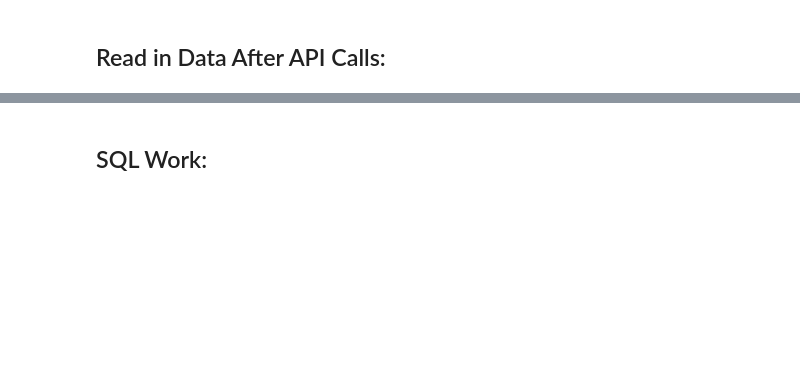
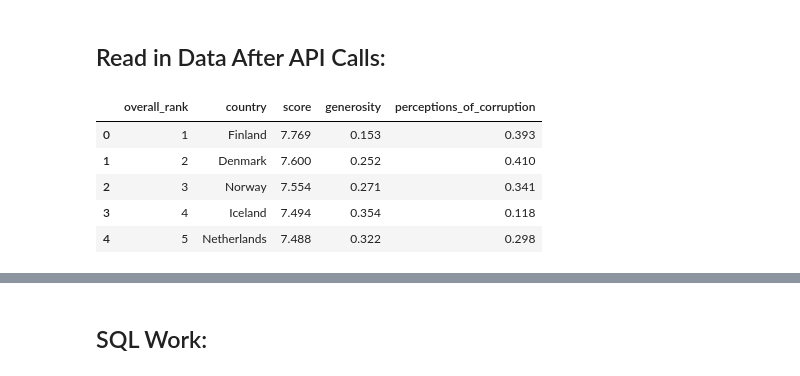
Before and after one commit to zwcrowley/Project_2_ETL_KPflugi_ZCrowley, a Jupyter notebook: zack_api_etl_proj2.ipynb, the cells around one changed output, grey strips where cells are left out. Saved outputs shown, nothing was run; the diff lists cells and outputs as text; code cells hidden in the pictures; blank space fills up the shorter version.

```diff
--- a/zack_api_etl_proj2.ipynb
+++ b/zack_api_etl_proj2.ipynb
@@ -354,2 +423,14 @@ beaches_df.head(10)
 # %% [markdown]
 ## Read in Data After API Calls:
+# %%
+# Read in happiness data from csv:
+happiness_file = "Resources/happiness_top40.csv"
+happiness_df = pd.read_csv(happiness_file)
+happiness_df.head()
+# %% [output]
+|  | overall_rank | country | score | generosity | perceptions_of_corruption |
+| 0 | 1 | Finland | 7.769 | 0.153 | 0.393 |
+| 1 | 2 | Denmark | 7.600 | 0.252 | 0.410 |
+| 2 | 3 | Norway | 7.554 | 0.271 | 0.341 |
+| 3 | 4 | Iceland | 7.494 | 0.354 | 0.118 |
+| 4 | 5 | Netherlands | 7.488 | 0.322 | 0.298 |
```
Also changed, not shown: parts of 13 cells of this notebook, 4 other files.
